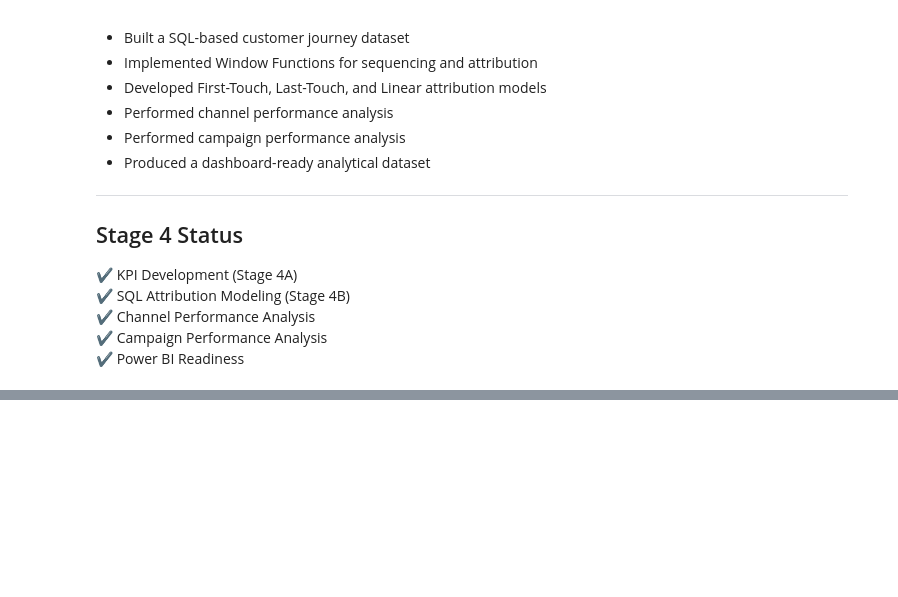
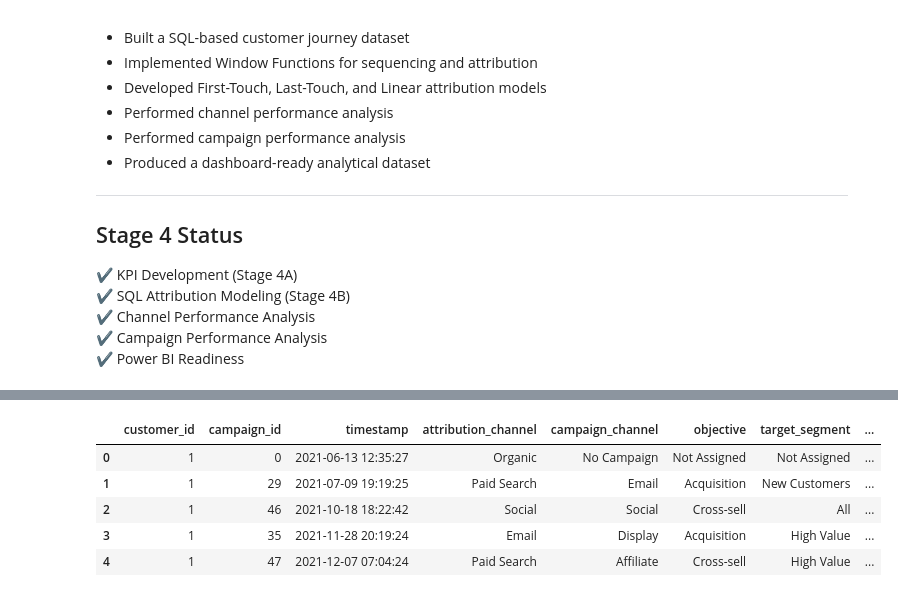
Before and after one commit to Tamoze/Marketing-Attribution-ROI-Dashboard, a Jupyter notebook: notebooks/03_attribution_analysis.ipynb, the cells around one changed output, grey strips where cells are left out. Saved outputs shown, nothing was run; the diff lists cells and outputs as text; code cells hidden in the pictures; blank space fills up the shorter version.

```diff
--- a/notebooks/03_attribution_analysis.ipynb
+++ b/notebooks/03_attribution_analysis.ipynb
@@ -1739,0 +1494,51 @@ Name: count, dtype: int64
+# %%
+# Create a comprehensive fact table for customer journeys, including campaign and transaction details
+query_fact_clean = """
+SELECT
+    e.customer_id,
+    e.campaign_id,
+    e.timestamp,
+
+    e.traffic_source AS attribution_channel,
+
+    COALESCE(c.channel, 'No Campaign') AS campaign_channel,
+    COALESCE(c.objective, 'Not Assigned') AS objective,
+    COALESCE(c.target_segment, 'Not Assigned') AS target_segment,
+
+    COALESCE(t.gross_revenue, 0) AS gross_revenue,
+    COALESCE(t.is_conversion, 0) AS is_conversion,
+
+    ROW_NUMBER() OVER (
+        PARTITION BY e.customer_id
+        ORDER BY e.timestamp
+    ) AS touch_order,
+
+    COUNT(*) OVER (
+        PARTITION BY e.customer_id
+    ) AS total_touchpoints,
+
+    ROUND(
+        1.0 / COUNT(*) OVER (PARTITION BY e.customer_id),
+        6
+    ) AS linear_weight
+
+FROM events e
+
+LEFT JOIN campaigns c
+    ON e.campaign_id = c.campaign_id
+
+LEFT JOIN transactions t
+    ON e.customer_id = t.customer_id
+    AND t.is_conversion = 1;
+"""
+
+FactCustomerJourney = pd.read_sql_query(query_fact_clean, conn)
+
+FactCustomerJourney.head()
+# %% [output]
+|  | customer_id | campaign_id | timestamp | attribution_channel | campaign_channel | objective | target_segment | ... |
+| 0 | 1 | 0 | 2021-06-13 12:35:27 | Organic | No Campaign | Not Assigned | Not Assigned | ... |
+| 1 | 1 | 29 | 2021-07-09 19:19:25 | Paid Search | Email | Acquisition | New Customers | ... |
+| 2 | 1 | 46 | 2021-10-18 18:22:42 | Social | Social | Cross-sell | All | ... |
+| 3 | 1 | 35 | 2021-11-28 20:19:24 | Email | Display | Acquisition | High Value | ... |
+| 4 | 1 | 47 | 2021-12-07 07:04:24 | Paid Search | Affiliate | Cross-sell | High Value | ... |
```
Also changed, not shown: parts of 27 cells of this notebook.
